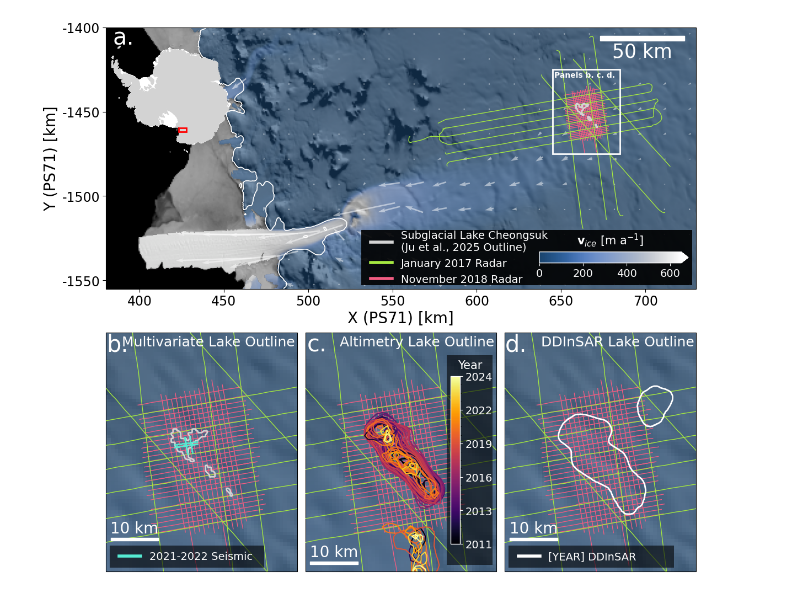
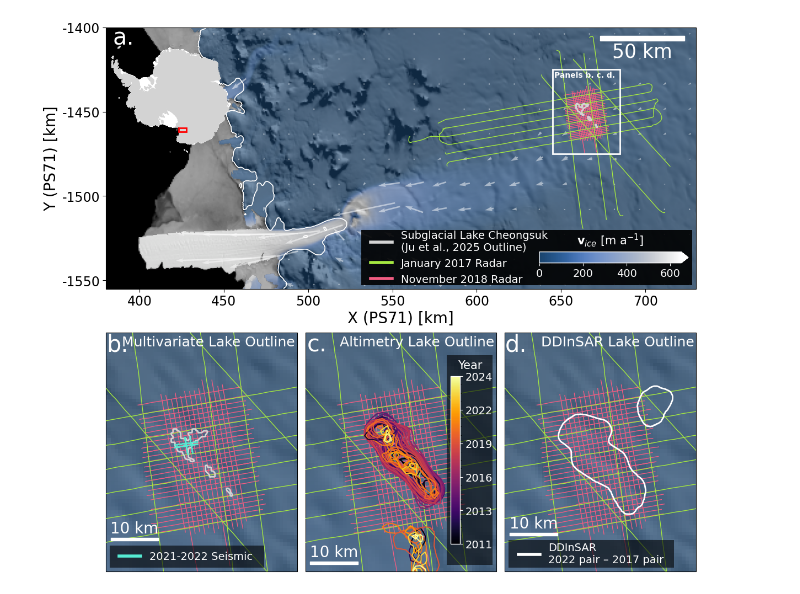
Before and after one commit to zsk4/DavidSpecularity, a Jupyter notebook: Figure1/Figure1.ipynb, the cells around one changed output. Drawn from its saved outputs; the diff is of its cells as text; code cells hidden in the pictures.

```diff
--- a/Figure1/Figure1.ipynb
+++ b/Figure1/Figure1.ipynb
@@ -694,7 +694,7 @@ scalebar = AnchoredSizeBar(ax4.transData,
 
 
 ax4.add_artist(scalebar)
-scalebar.set_bbox_to_anchor((0.0, 0.11), transform=ax4.transAxes)
+scalebar.set_bbox_to_anchor((0.0, 0.13), transform=ax4.transAxes)
 
 ax4.text(
     0.06,
@@ -718,7 +718,7 @@ ax4.text(
 )
 
 k_cbar_anchor = (0,0) # Bottom right of ax1
-cbbox = inset_axes(ax4, width=3,height=0.4,
+cbbox = inset_axes(ax4, width=3,height=0.5,
                 bbox_to_anchor=k_cbar_anchor,
                 bbox_transform=ax4.transAxes, loc="lower left")
 [cbbox.spines[k].set_visible(False) for k in cbbox.spines]
@@ -731,32 +731,32 @@ cbbox.tick_params(
     labelleft = False,
     labeltop = False,
     labelright = False,
     labelbottom = False
 )
 cbbox.set_facecolor([0,0,0,0.6])
 handles = [
-    Line2D([0], [0], color='white', lw=4, label='[YEAR] DDInSAR'),
+    Line2D([0], [0], color='white', lw=4, label='DDInSAR\n2022 pair – 2017 pair'),
 ]
 
 # Add legend directly to cbbox
 legend = cbbox.legend(
     handles=handles,
     loc='center left',          # center vertically, left horizontally
     bbox_to_anchor=(0.0, 0.5), # tweak horizontal position
     frameon=False,
     fontsize=14,
     labelcolor='white'
 )
 
 # Make sure text is white
 for text in legend.get_texts():
     text.set_color('white')
 
 #dx = -0.03  # Percent of fig width
 #for ax in (ax2, ax3, ax4):
 #   pos = ax.get_position()
 #    ax.set_position([pos.x0 + dx, pos.y0, pos.width, pos.height])
 
 plt.savefig('./Figure1.png', dpi=300, bbox_inches='tight')
 # %% [output]
-[figure, old version]
+[figure, new version]
```
Also changed, not shown: 4 other files.
